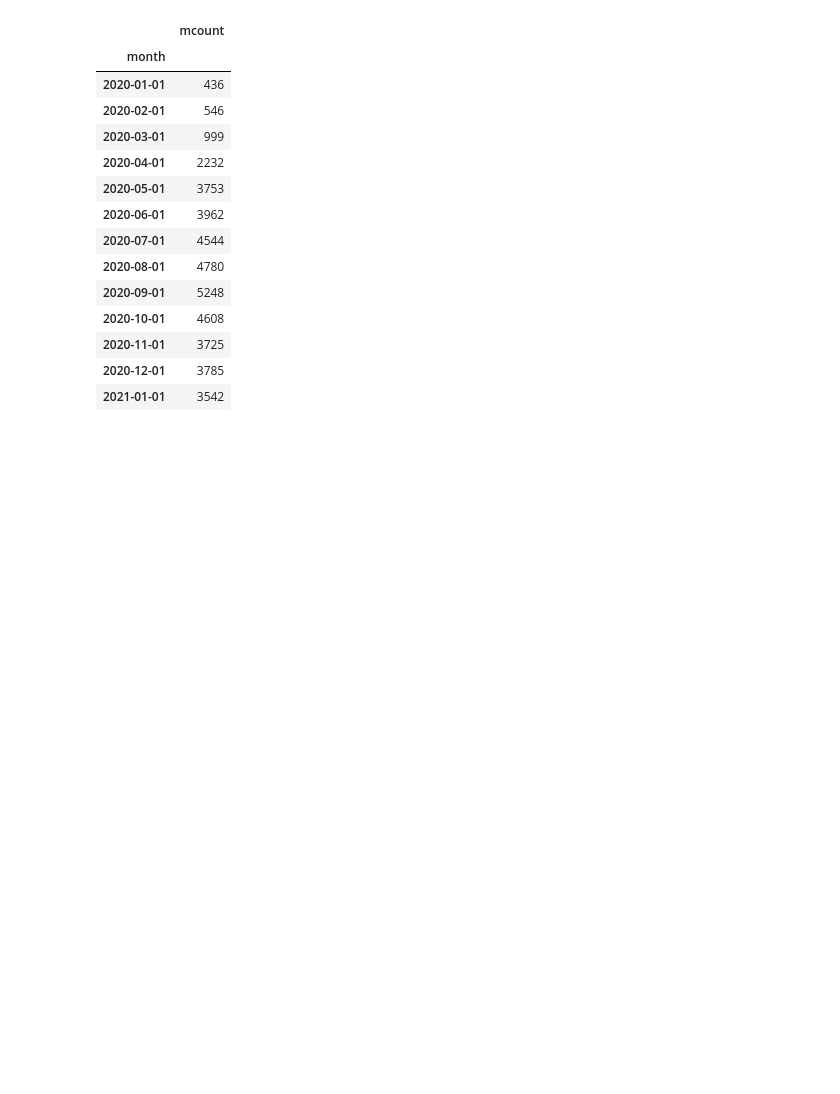
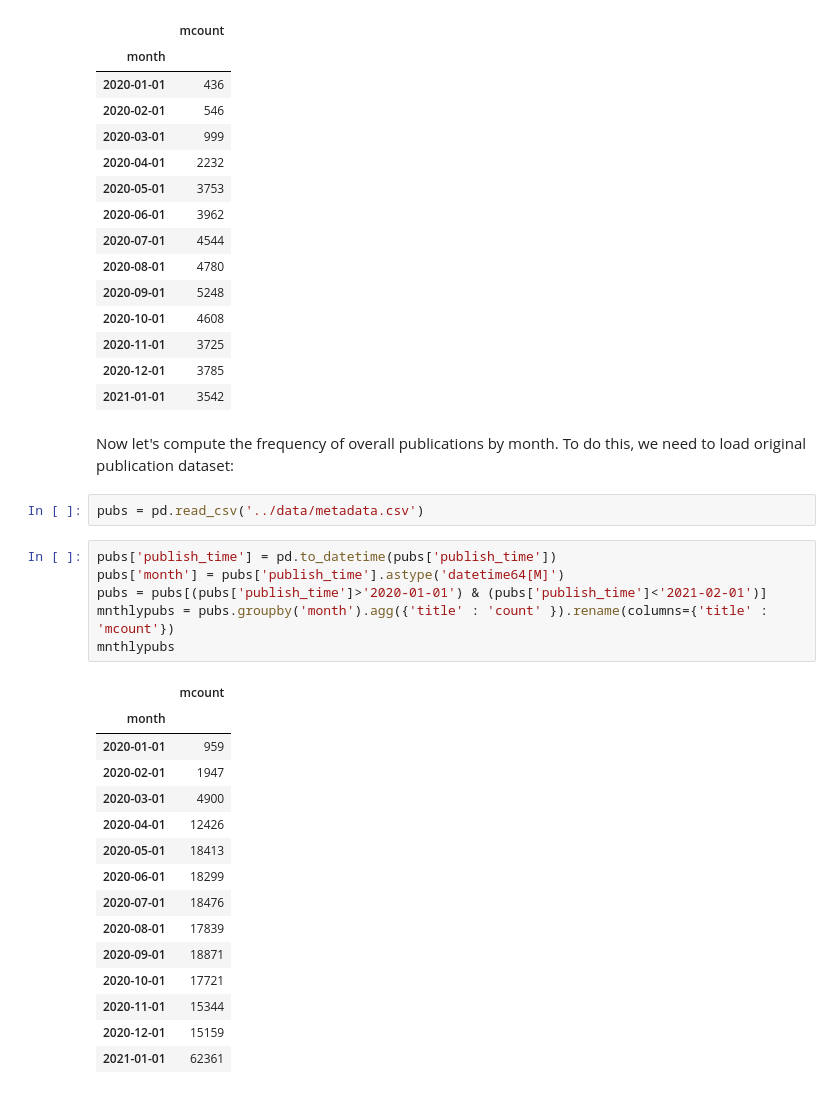
Before and after one commit to shwars/COVIDPaperAnalysis, a Jupyter notebook: notebooks/ExplorePaperTerms.ipynb, the cells around one changed output. Cells and saved outputs as stored; diff of their text form; blank space fills up the shorter version.

```diff
--- a/notebooks/ExplorePaperTerms.ipynb
+++ b/notebooks/ExplorePaperTerms.ipynb
@@ -167,6 +165,32 @@ mnthlymentions
 | 2020-11-01 | 3725 |
 | 2020-12-01 | 3785 |
 | 2021-01-01 | 3542 |
+# %% [markdown]
+Now let's compute the frequency of overall publications by month. To do this, we need to load original publication dataset:
+# %%
+pubs = pd.read_csv('../data/metadata.csv')
+# %%
+pubs['publish_time'] = pd.to_datetime(pubs['publish_time'])
+pubs['month'] = pubs['publish_time'].astype('datetime64[M]')
+pubs = pubs[(pubs['publish_time']>'2020-01-01') & (pubs['publish_time']<'2021-02-01')]
+mnthlypubs = pubs.groupby('month').agg({'title' : 'count' }).rename(columns={'title' : 'mcount'})
+mnthlypubs
+# %% [output]
+|  | mcount |
+| month |  |
+| 2020-01-01 | 959 |
+| 2020-02-01 | 1947 |
+| 2020-03-01 | 4900 |
+| 2020-04-01 | 12426 |
+| 2020-05-01 | 18413 |
+| 2020-06-01 | 18299 |
+| 2020-07-01 | 18476 |
+| 2020-08-01 | 17839 |
+| 2020-09-01 | 18871 |
+| 2020-10-01 | 17721 |
+| 2020-11-01 | 15344 |
+| 2020-12-01 | 15159 |
+| 2021-01-01 | 62361 |
 # %%
 medhist['relmentions'] = 0.0
 for d in mnthlymentions.index:
```
Also changed, not shown: parts of 5 cells of this notebook.
